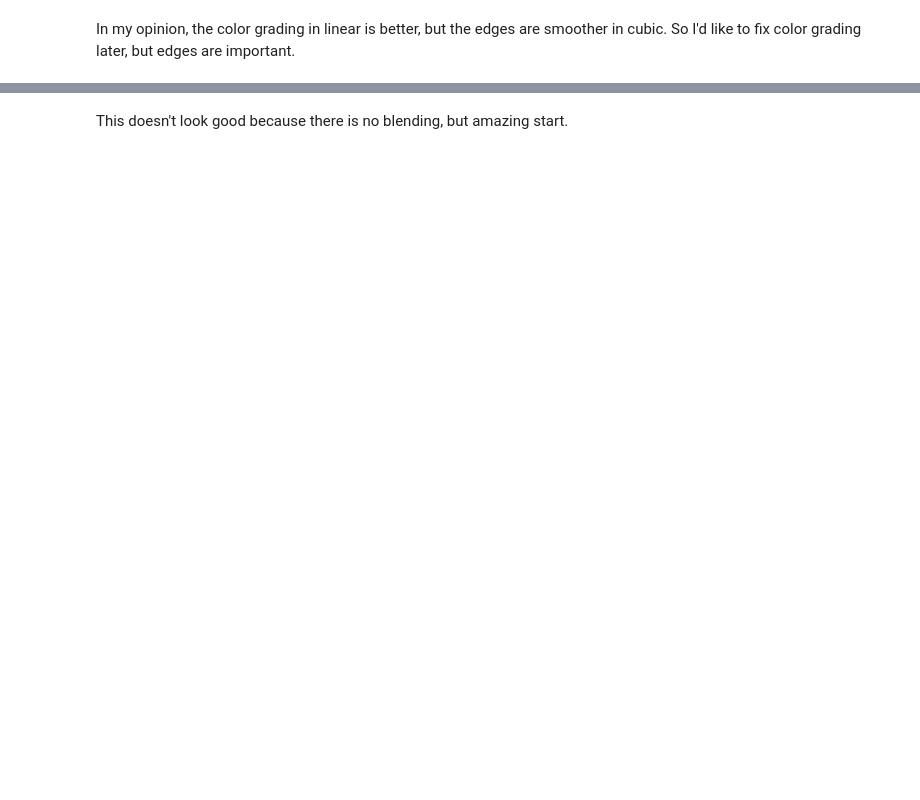
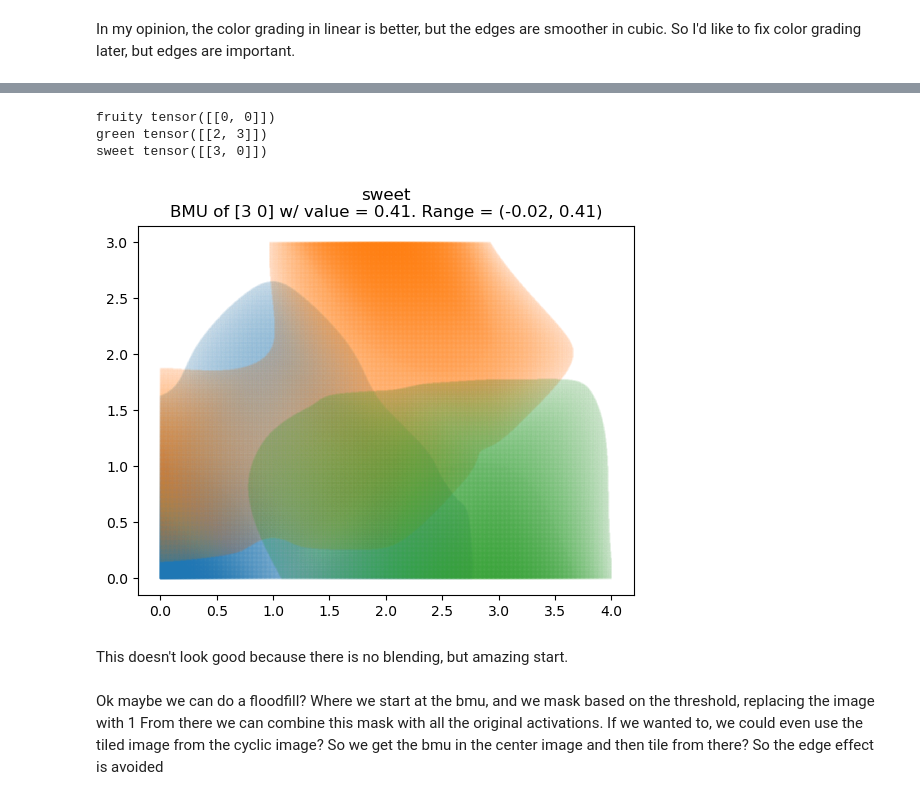
Before and after one commit to laurahsisson/aromap, a Jupyter notebook: batch.ipynb, the cells around one changed output, grey strips where cells are left out. Cells and saved outputs as stored; diff of their text form; code cells hidden in the pictures; blank space fills up the shorter version.

```diff
--- a/batch.ipynb
+++ b/batch.ipynb
@@ -554,7 +559,18 @@ for n, f in all_notes.most_common(15):
 # %%
 for n, f in all_notes.most_common(3):
     print(n,som.get_bmu_pos(multi_hot([n])))
-    plot_fine(n,multi_hot([n]),interpolation="cubic",step=.01,as_size=True,thresh=2.5e-1)
+    plot_fine(n,multi_hot([n]),interpolation="cubic",step=.005,as_size=True,thresh=5e-2)
 plt.show()
+# %% [output]
+fruity tensor([[0, 0]])
+green tensor([[2, 3]])
+sweet tensor([[3, 0]])
+[figure, added]
 # %% [markdown]
 This doesn't look good because there is no blending, but amazing start.
+# %% [markdown]
+Ok maybe we can do a floodfill?
+Where we start at the bmu, and we mask based on the threshold, replacing the image with 1
+From there we can combine this mask with all the original activations.
+If we wanted to, we could even use the tiled image from the cyclic image?
+So we get the bmu in the center image and then tile from there? So the edge effect is avoided
```
Also changed, not shown: parts of 11 cells of this notebook, 2 other files.
